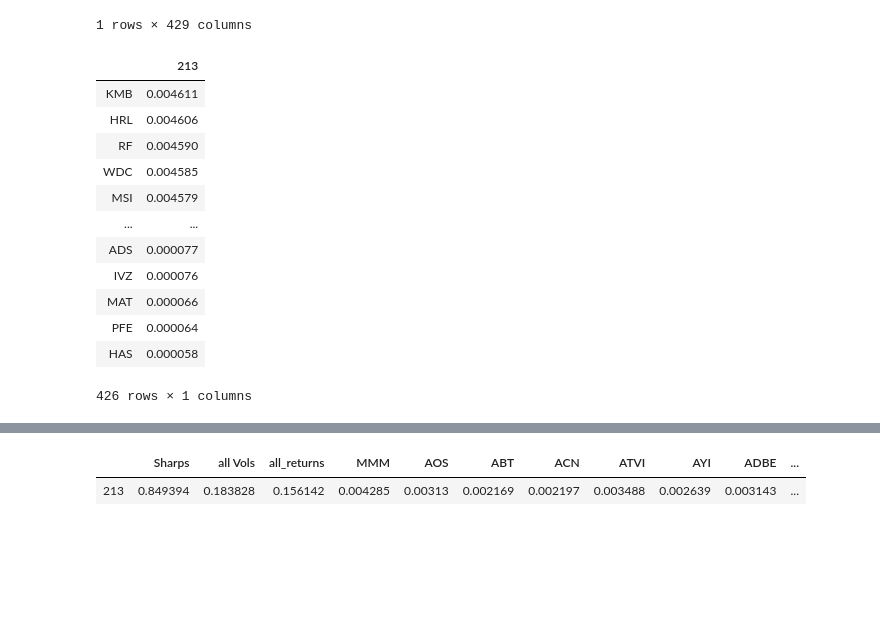
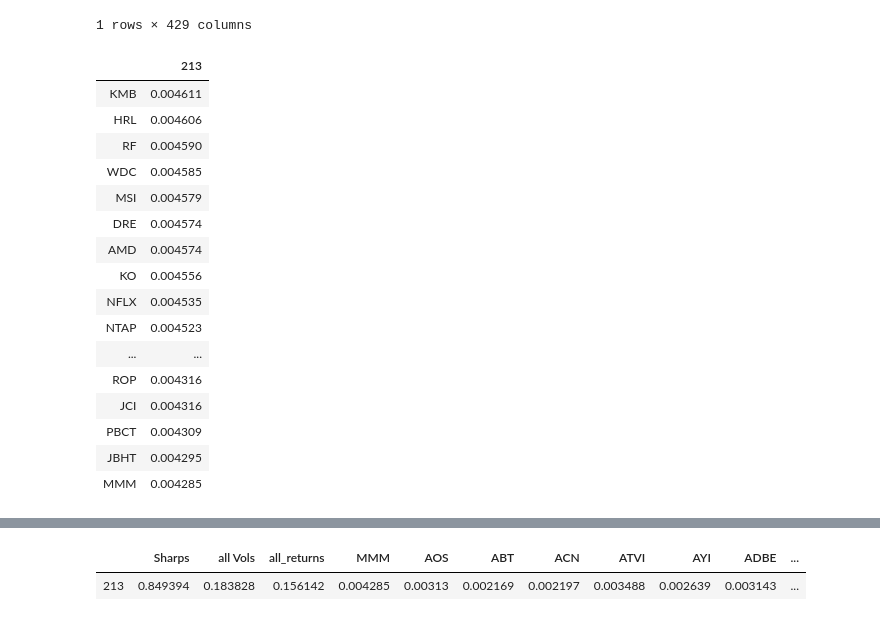
Before and after one commit to Berkat0789/Portfolio, a Jupyter notebook: Finance/S&P Companies Analysis-All/Analysis of All S&P Companies.ipynb, the cells around one changed output, grey strips where cells are left out. Saved outputs shown, nothing was run; the diff lists cells and outputs as text; code cells hidden in the pictures; blank space fills up the shorter version.

```diff
--- a/Finance/S&P Companies Analysis-All/Analysis of All S&P Companies.ipynb
+++ b/Finance/S&P Companies Analysis-All/Analysis of All S&P Companies.ipynb
@@ -473,18 +449,22 @@ all_portfolios[all_portfolios["Sharps"] == all_portfolios["Sharps"].max()]
 1 rows × 429 columns
 # %%
 all_portfolios[all_portfolios["Sharps"] == all_portfolios["Sharps"].max()].transpose().drop(["Sharps"
-                                        ,"all Vols", "all_returns"]).sort_values(213, ascending = False)
+                                        ,"all Vols", "all_returns"]).sort_values(213, ascending = False).head(30)
 # %% [output]
 |  | 213 |
 | KMB | 0.004611 |
 | HRL | 0.004606 |
 | RF | 0.004590 |
 | WDC | 0.004585 |
 | MSI | 0.004579 |
+| DRE | 0.004574 |
+| AMD | 0.004574 |
+| KO | 0.004556 |
+| NFLX | 0.004535 |
+| NTAP | 0.004523 |
 | ... | ... |
-| ADS | 0.000077 |
-| IVZ | 0.000076 |
-| MAT | 0.000066 |
-| PFE | 0.000064 |
-| HAS | 0.000058 |
+| ROP | 0.004316 |
+| JCI | 0.004316 |
+| PBCT | 0.004309 |
+| JBHT | 0.004295 |
+| MMM | 0.004285 |
-426 rows × 1 columns
```
Also changed, not shown: parts of 34 cells of this notebook, 6 other files.
